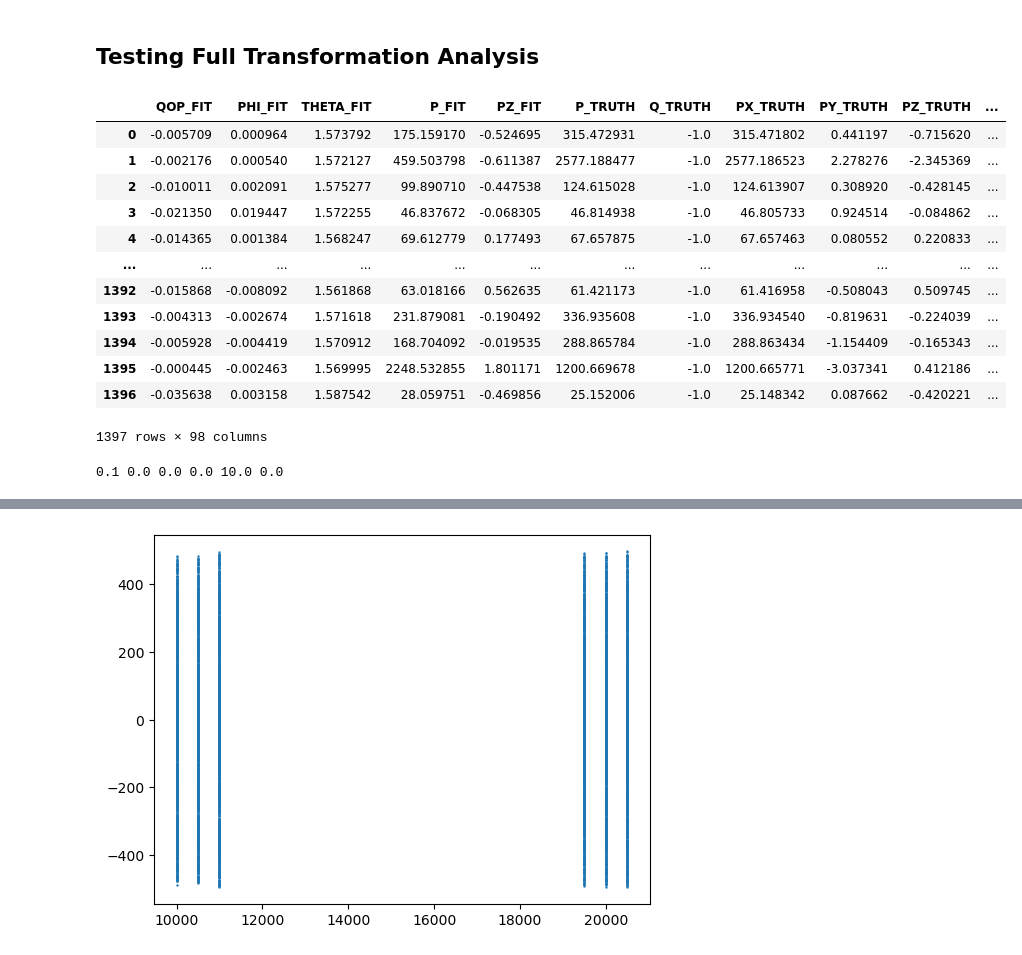
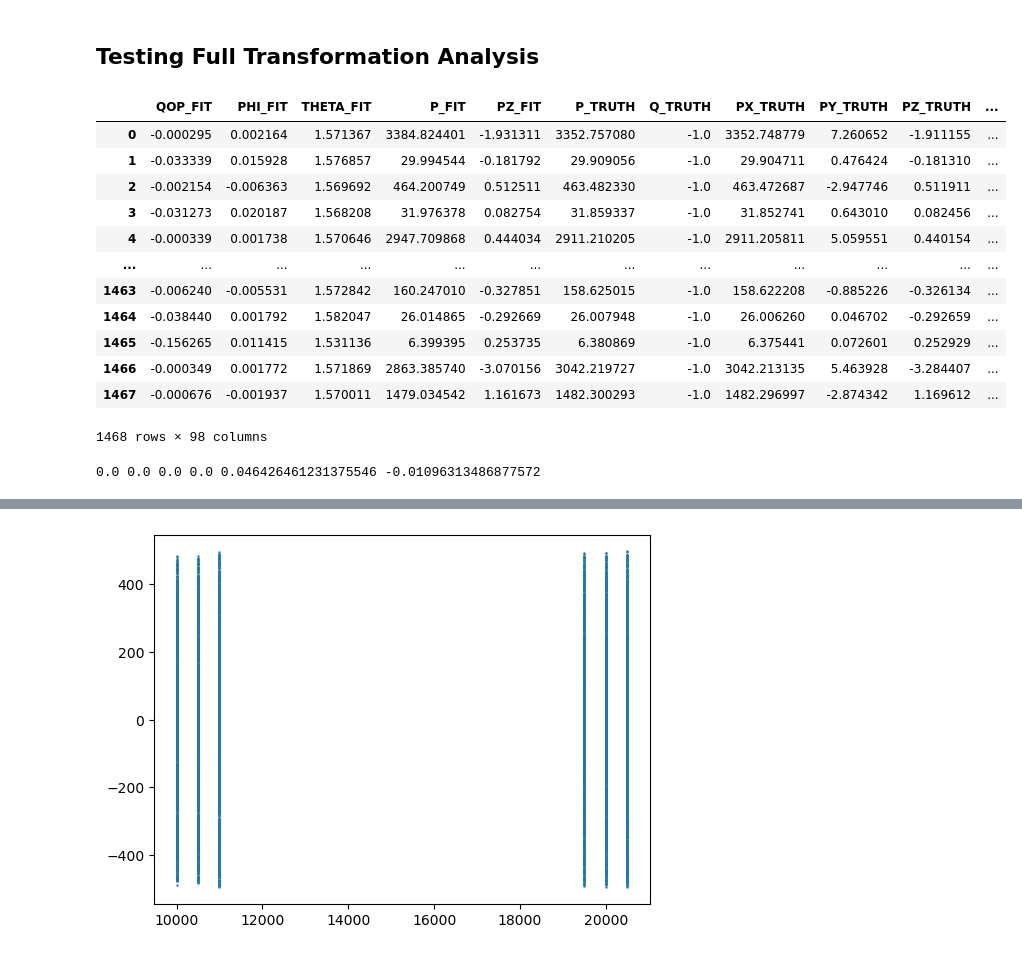
Before and after one commit to ldk111/FASER-2-MPhys-Project, a Jupyter notebook: Analysis/analysis.ipynb, the cells around one changed output, grey strips where cells are left out. Drawn from its saved outputs; the diff is of its cells as text; code cells hidden in the pictures.

```diff
--- a/Analysis/analysis.ipynb
+++ b/Analysis/analysis.ipynb
@@ -283,37 +386,37 @@ plt.show()
 # %%
 import simulation as sim
 
-index = 1
+index = 0
 plane = 2
-input_dir = "C:/Users/luke/OneDrive/Documents/MPhys Project/Output Files/300124_5_500k@200k (1)/"
+input_dir = "C:/Users/luke/OneDrive/Documents/MPhys Project/Output Files/040224_50_500k@200k_yz/"
 
 offsets_y = np.loadtxt(input_dir + "offsets_y.csv", delimiter = ",")
 offsets_z = np.loadtxt(input_dir + "offsets_z.csv", delimiter = ",")
 offsets_x = np.loadtxt(input_dir + "offsets_x.csv", delimiter = ",")
 
 rotations_z = np.loadtxt(input_dir + "rotations_z.csv", delimiter = ",")
 rotations_y = np.loadtxt(input_dir + "rotations_y.csv", delimiter = ",")
 rotations_x = np.loadtxt(input_dir + "rotations_x.csv", delimiter = ",")
 
 df = sim.Generate_DataFrame_From_ROOT(input_dir, index)
 #df = df[df["CHI2SUM"] < 5000]
 df_offsets = sim.Generate_Predicted_Offset_DataFrame(df)
 
 df
 # %% [output]
 |  | QOP_FIT | PHI_FIT | THETA_FIT | P_FIT | PZ_FIT | P_TRUTH | Q_TRUTH | PX_TRUTH | PY_TRUTH | PZ_TRUTH | ... |
-| 0 | -0.005709 | 0.000964 | 1.573792 | 175.159170 | -0.524695 | 315.472931 | -1.0 | 315.471802 | 0.441197 | -0.715620 | ... |
-| 1 | -0.002176 | 0.000540 | 1.572127 | 459.503798 | -0.611387 | 2577.188477 | -1.0 | 2577.186523 | 2.278276 | -2.345369 | ... |
-| 2 | -0.010011 | 0.002091 | 1.575277 | 99.890710 | -0.447538 | 124.615028 | -1.0 | 124.613907 | 0.308920 | -0.428145 | ... |
-| 3 | -0.021350 | 0.019447 | 1.572255 | 46.837672 | -0.068305 | 46.814938 | -1.0 | 46.805733 | 0.924514 | -0.084862 | ... |
-| 4 | -0.014365 | 0.001384 | 1.568247 | 69.612779 | 0.177493 | 67.657875 | -1.0 | 67.657463 | 0.080552 | 0.220833 | ... |
+| 0 | -0.000295 | 0.002164 | 1.571367 | 3384.824401 | -1.931311 | 3352.757080 | -1.0 | 3352.748779 | 7.260652 | -1.911155 | ... |
+| 1 | -0.033339 | 0.015928 | 1.576857 | 29.994544 | -0.181792 | 29.909056 | -1.0 | 29.904711 | 0.476424 | -0.181310 | ... |
+| 2 | -0.002154 | -0.006363 | 1.569692 | 464.200749 | 0.512511 | 463.482330 | -1.0 | 463.472687 | -2.947746 | 0.511911 | ... |
+| 3 | -0.031273 | 0.020187 | 1.568208 | 31.976378 | 0.082754 | 31.859337 | -1.0 | 31.852741 | 0.643010 | 0.082456 | ... |
+| 4 | -0.000339 | 0.001738 | 1.570646 | 2947.709868 | 0.444034 | 2911.210205 | -1.0 | 2911.205811 | 5.059551 | 0.440154 | ... |
 | ... | ... | ... | ... | ... | ... | ... | ... | ... | ... | ... | ... |
-| 1392 | -0.015868 | -0.008092 | 1.561868 | 63.018166 | 0.562635 | 61.421173 | -1.0 | 61.416958 | -0.508043 | 0.509745 | ... |
-| 1393 | -0.004313 | -0.002674 | 1.571618 | 231.879081 | -0.190492 | 336.935608 | -1.0 | 336.934540 | -0.819631 | -0.224039 | ... |
-| 1394 | -0.005928 | -0.004419 | 1.570912 | 168.704092 | -0.019535 | 288.865784 | -1.0 | 288.863434 | -1.154409 | -0.165343 | ... |
-| 1395 | -0.000445 | -0.002463 | 1.569995 | 2248.532855 | 1.801171 | 1200.669678 | -1.0 | 1200.665771 | -3.037341 | 0.412186 | ... |
-| 1396 | -0.035638 | 0.003158 | 1.587542 | 28.059751 | -0.469856 | 25.152006 | -1.0 | 25.148342 | 0.087662 | -0.420221 | ... |
+| 1463 | -0.006240 | -0.005531 | 1.572842 | 160.247010 | -0.327851 | 158.625015 | -1.0 | 158.622208 | -0.885226 | -0.326134 | ... |
+| 1464 | -0.038440 | 0.001792 | 1.582047 | 26.014865 | -0.292669 | 26.007948 | -1.0 | 26.006260 | 0.046702 | -0.292659 | ... |
+| 1465 | -0.156265 | 0.011415 | 1.531136 | 6.399395 | 0.253735 | 6.380869 | -1.0 | 6.375441 | 0.072601 | 0.252929 | ... |
+| 1466 | -0.000349 | 0.001772 | 1.571869 | 2863.385740 | -3.070156 | 3042.219727 | -1.0 | 3042.213135 | 5.463928 | -3.284407 | ... |
+| 1467 | -0.000676 | -0.001937 | 1.570011 | 1479.034542 | 1.161673 | 1482.300293 | -1.0 | 1482.296997 | -2.874342 | 1.169612 | ... |
-1397 rows × 98 columns
+1468 rows × 98 columns
 # %%
 tx = rotations_x[index][plane-1]
 ty = rotations_y[index][plane-1]
@@ -334,7 +437,7 @@ sz = np.sin(tz)
 
 print(tx, ty, tz, dx, dy ,dz)
 # %% [output]
-0.1 0.0 0.0 0.0 10.0 0.0
+0.0 0.0 0.0 0.0 0.046426461231375546 -0.01096313486877572
 # %%
 #NEW METHOD WITH ROTATIONS GOING X THEN Y THEN Z
 yp = (sx*sy*sz + cx*cz)*(df["LOCAL_Y_HIT_" + str(plane)]) + dy + (cx*sy*sz-sx*cz)*(df["LOCAL_Z_HIT_" + str(plane)]) - ((sx*sy*cz-sz*cx)*df["LOCAL_Y_HIT_" + str(plane)] + (cx*sy*cz+sz*sx)*df["LOCAL_Z_HIT_" + str(plane)] + dx)*df["PY_TRUTH"]/df["PX_TRUTH"]
```
Also changed, not shown: parts of 200 cells of this notebook.
